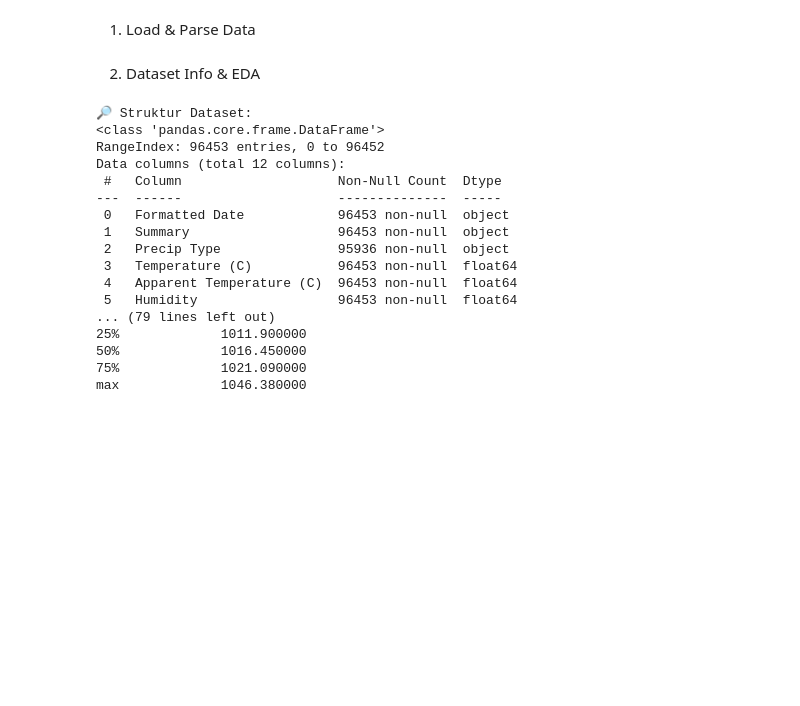
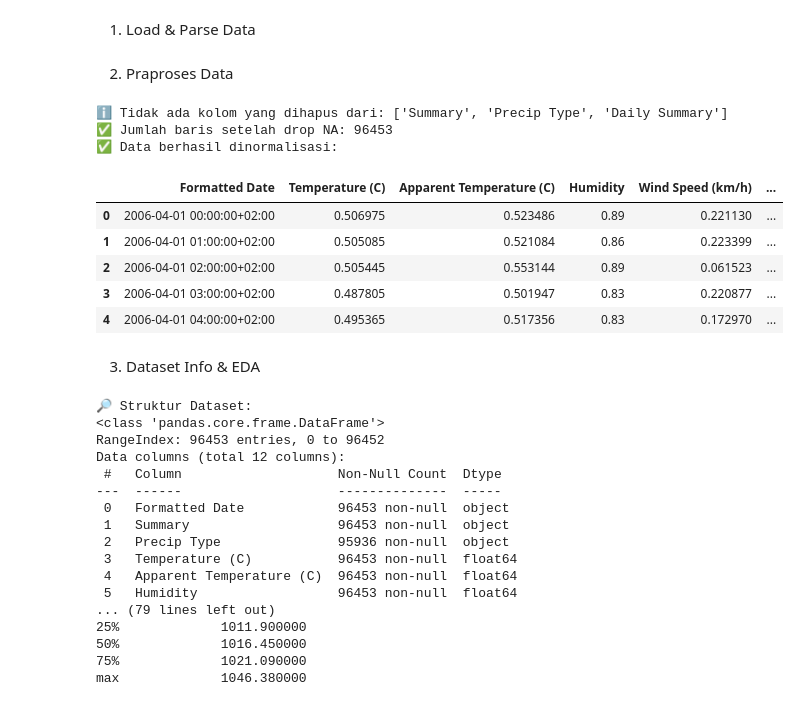
Before and after one commit to salwaa-hub/tubes_machinelearning, a Jupyter notebook: tubes_machinelearning.ipynb, the cells around one changed output. Drawn from its saved outputs; the diff is of its cells as text; code cells hidden in the pictures; blank space fills up the shorter version.

```diff
--- a/tubes_machinelearning.ipynb
+++ b/tubes_machinelearning.ipynb
@@ -324,8 +324,50 @@ df["Formatted Date"] = pd.to_datetime(df["Formatted Date"], errors='coerce')
 
 # Hapus baris yang gagal di-parse (jika ada)
 df.dropna(subset=["Formatted Date"], inplace=True)
+# %% [markdown]
+2. Praproses Data
+# %%
+# 1. Hapus kolom non-numerik jika ada
+columns_to_drop = ["Summary", "Precip Type", "Daily Summary"]
+existing_cols = [col for col in columns_to_drop if col in df.columns]
+
+if existing_cols:
+    df.drop(columns=existing_cols, inplace=True)
+    print(f"✅ Kolom yang dihapus: {existing_cols}")
+else:
+    print(f"ℹ️ Tidak ada kolom yang dihapus dari: {columns_to_drop}")
+
+# 2. Hapus nilai yang hilang
+df.dropna(inplace=True)
+print(f"✅ Jumlah baris setelah drop NA: {len(df)}")
+
+# 3. Normalisasi semua kolom numerik (kecuali waktu)
+from sklearn.preprocessing import MinMaxScaler
+
+scaler = MinMaxScaler()
+numeric_cols = df.columns.drop("Formatted Date")
+scaled_features = scaler.fit_transform(df[numeric_cols])
+
+# 4. Gabungkan hasil scaling ke DataFrame baru
+df_scaled = pd.DataFrame(scaled_features, columns=numeric_cols)
+df_scaled["Formatted Date"] = df["Formatted Date"].values
+df_scaled = df_scaled[["Formatted Date"] + list(numeric_cols)]
+
+# 5. Tampilkan hasil awal
+print("✅ Data berhasil dinormalisasi:")
+display(df_scaled.head())
+# %% [output]
+ℹ️ Tidak ada kolom yang dihapus dari: ['Summary', 'Precip Type', 'Daily Summary']
+✅ Jumlah baris setelah drop NA: 96453
+✅ Data berhasil dinormalisasi:
+|  | Formatted Date | Temperature (C) | Apparent Temperature (C) | Humidity | Wind Speed (km/h) | ... |
+| 0 | 2006-04-01 00:00:00+02:00 | 0.506975 | 0.523486 | 0.89 | 0.221130 | ... |
+| 1 | 2006-04-01 01:00:00+02:00 | 0.505085 | 0.521084 | 0.86 | 0.223399 | ... |
+| 2 | 2006-04-01 02:00:00+02:00 | 0.505445 | 0.553144 | 0.89 | 0.061523 | ... |
+| 3 | 2006-04-01 03:00:00+02:00 | 0.487805 | 0.501947 | 0.83 | 0.220877 | ... |
+| 4 | 2006-04-01 04:00:00+02:00 | 0.495365 | 0.517356 | 0.83 | 0.172970 | ... |
 # %% [markdown]
-2. Dataset Info & EDA
+3. Dataset Info & EDA
 # %%
 # Informasi struktur dataset
 print("🔎 Struktur Dataset:")
```
Also changed, not shown: parts of 4 cells of this notebook.
